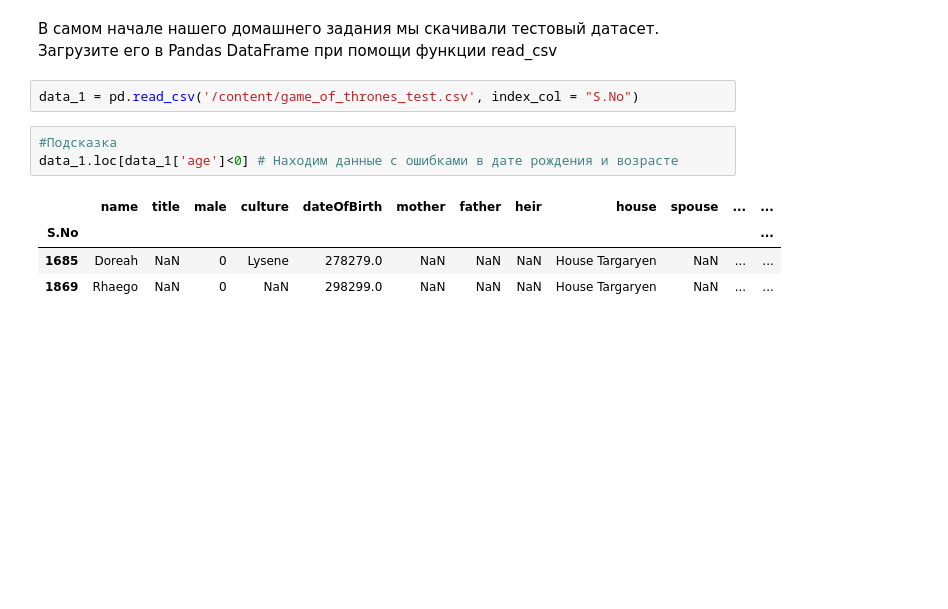
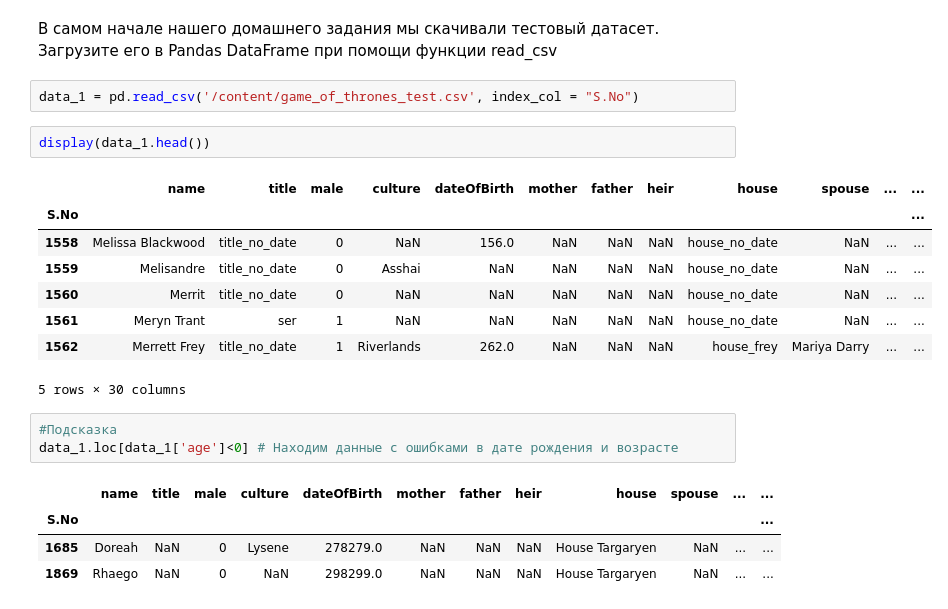
Before and after one commit to ValentinaZubareva2906/deep_learning_mipt, a Jupyter notebook: неделя 1 "Игра престолов"/game_of_thrones.ipynb, the cells around one changed output. Drawn from its saved outputs; the diff is of its cells as text; blank space fills up the shorter version.

```diff
--- a/неделя 1 "Игра престолов"/game_of_thrones.ipynb
+++ b/неделя 1 "Игра престолов"/game_of_thrones.ipynb
@@ -1007,6 +1072,17 @@ Accuracy : 0.6699
 В самом начале нашего домашнего задания мы скачивали тестовый датасет. Загрузите его в Pandas DataFrame при помощи функции read_csv
 # %%
 data_1 = pd.read_csv('/content/game_of_thrones_test.csv', index_col = "S.No")
+# %%
+display(data_1.head())
+# %% [output]
+|  | name | title | male | culture | dateOfBirth | mother | father | heir | house | spouse | ... | ... |
+| S.No |  |  |  |  |  |  |  |  |  |  |  | ... |
+| 1558 | Melissa Blackwood | title_no_date | 0 | NaN | 156.0 | NaN | NaN | NaN | house_no_date | NaN | ... | ... |
+| 1559 | Melisandre | title_no_date | 0 | Asshai | NaN | NaN | NaN | NaN | house_no_date | NaN | ... | ... |
+| 1560 | Merrit | title_no_date | 0 | NaN | NaN | NaN | NaN | NaN | house_no_date | NaN | ... | ... |
+| 1561 | Meryn Trant | ser | 1 | NaN | NaN | NaN | NaN | NaN | house_no_date | NaN | ... | ... |
+| 1562 | Merrett Frey | title_no_date | 1 | Riverlands | 262.0 | NaN | NaN | NaN | house_frey | Mariya Darry | ... | ... |
+5 rows × 30 columns
 # %%
 #Подсказка
 data_1.loc[data_1['age']<0] # Находим данные с ошибками в дате рождения и возрасте
```
Also changed, not shown: parts of 18 cells of this notebook.
